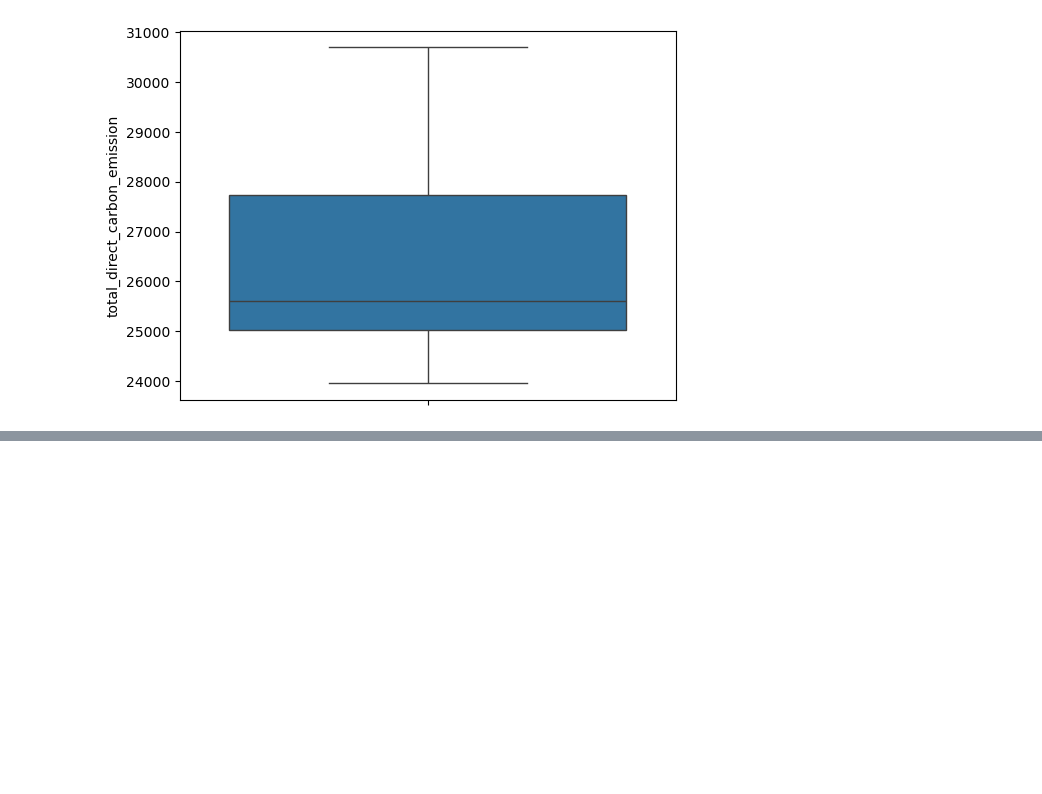
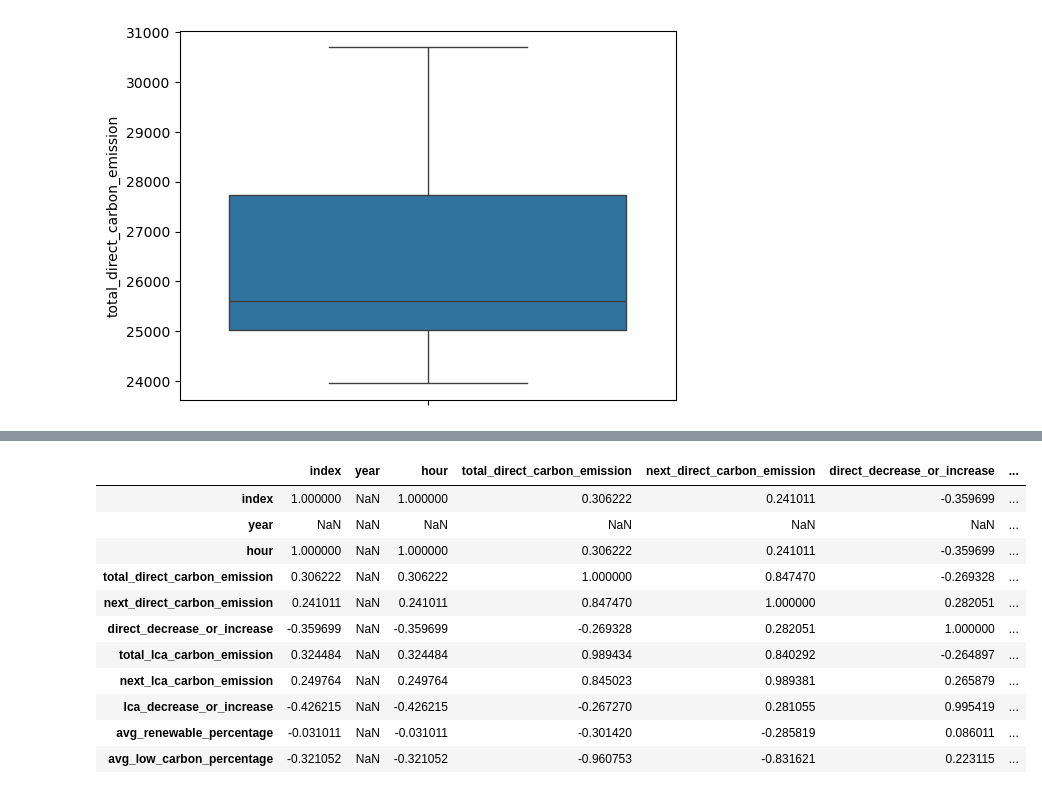
Before and after one commit to montMateus/Estudo_Emissoes-de-Carbono-na-Dinamarca, a Jupyter notebook: denmark/DK_ANALYSIS.ipynb, the cells around one changed output, grey strips where cells are left out. Cells and saved outputs as stored; diff of their text form; code cells hidden in the pictures; blank space fills up the shorter version.

```diff
--- a/denmark/DK_ANALYSIS.ipynb
+++ b/denmark/DK_ANALYSIS.ipynb
@@ -797,0 +837,15 @@ sns.boxplot(dk_hourly_2024.total_direct_carbon_emission)
+# %%
+dk_hourly_2024.corr(numeric_only=True)
+# %% [output]
+|  | index | year | hour | total_direct_carbon_emission | next_direct_carbon_emission | direct_decrease_or_increase | ... |
+| index | 1.000000 | NaN | 1.000000 | 0.306222 | 0.241011 | -0.359699 | ... |
+| year | NaN | NaN | NaN | NaN | NaN | NaN | ... |
+| hour | 1.000000 | NaN | 1.000000 | 0.306222 | 0.241011 | -0.359699 | ... |
+| total_direct_carbon_emission | 0.306222 | NaN | 0.306222 | 1.000000 | 0.847470 | -0.269328 | ... |
+| next_direct_carbon_emission | 0.241011 | NaN | 0.241011 | 0.847470 | 1.000000 | 0.282051 | ... |
+| direct_decrease_or_increase | -0.359699 | NaN | -0.359699 | -0.269328 | 0.282051 | 1.000000 | ... |
+| total_lca_carbon_emission | 0.324484 | NaN | 0.324484 | 0.989434 | 0.840292 | -0.264897 | ... |
+| next_lca_carbon_emission | 0.249764 | NaN | 0.249764 | 0.845023 | 0.989381 | 0.265879 | ... |
+| lca_decrease_or_increase | -0.426215 | NaN | -0.426215 | -0.267270 | 0.281055 | 0.995419 | ... |
+| avg_renewable_percentage | -0.031011 | NaN | -0.031011 | -0.301420 | -0.285819 | 0.086011 | ... |
+| avg_low_carbon_percentage | -0.321052 | NaN | -0.321052 | -0.960753 | -0.831621 | 0.223115 | ... |
```
Also changed, not shown: parts of 21 cells of this notebook.
